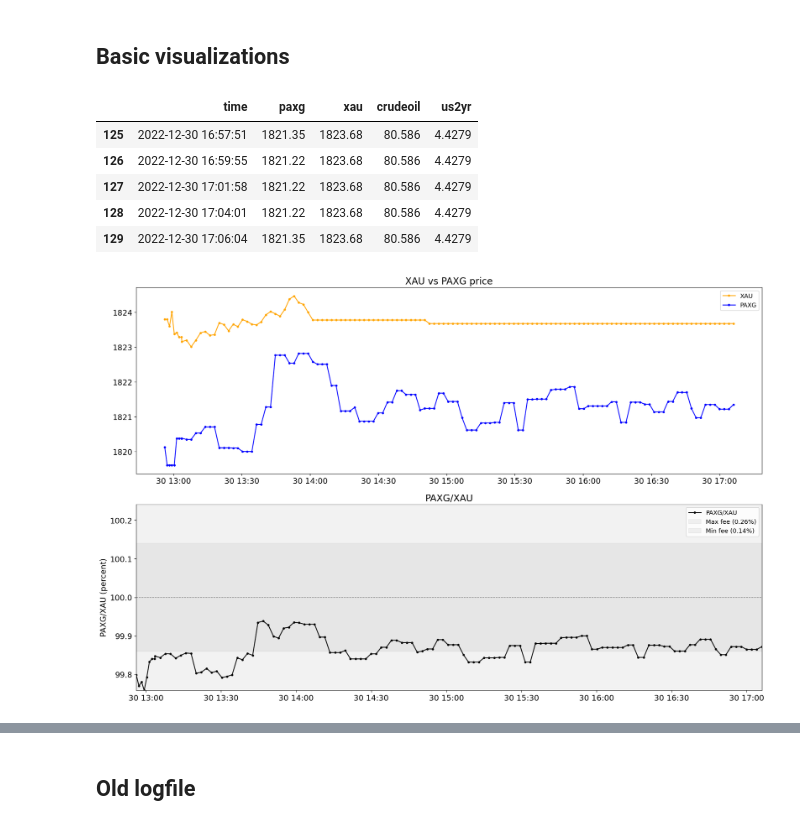
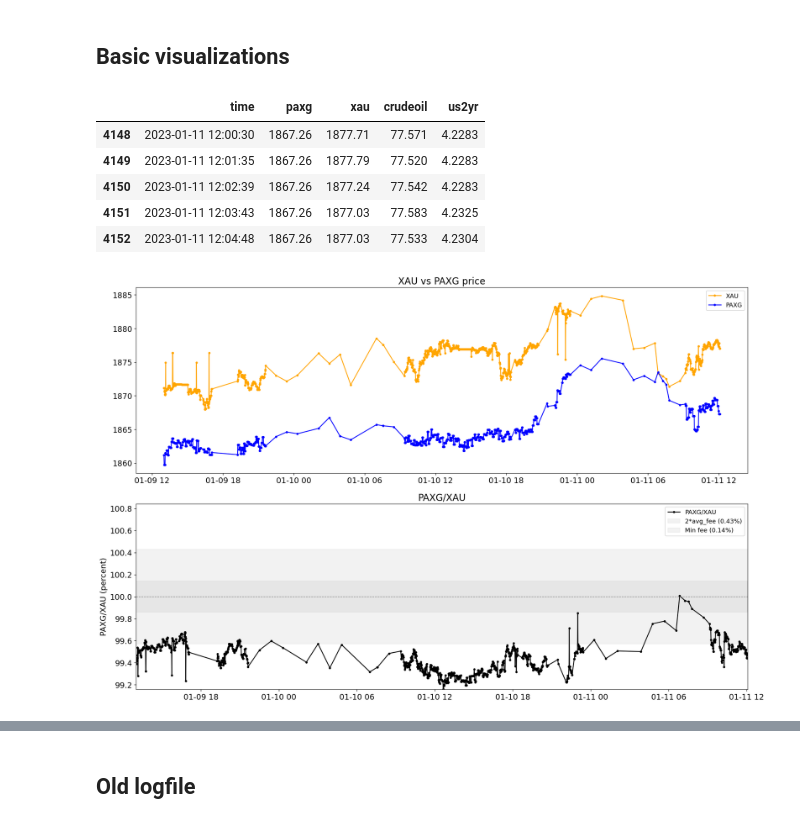
Before and after one commit to greydanus/prices, a Jupyter notebook: paxg.ipynb, the cells around one changed output, grey strips where cells are left out. Drawn from its saved outputs; the diff is of its cells as text; code cells hidden in the pictures.

```diff
--- a/paxg.ipynb
+++ b/paxg.ipynb
@@ -50,42 +50,43 @@ jobs.status() # jobs[0]
 ## Basic visualizations
 # %%
 import pandas as pd
-df = pd.read_csv(args.logfile)
-df['time'] = pd.to_datetime(df['time'], errors='coerce')
-df = df[3:]
+full_df = pd.read_csv(args.logfile)
+full_df['time'] = pd.to_datetime(full_df['time'], errors='coerce')
+
+df = full_df[full_df.time > datetime.datetime(year=2023, month=1, day=9, hour=0)]
 df[-5:]
 # %% [output]
 |  | time | paxg | xau | crudeoil | us2yr |
-| 125 | 2022-12-30 16:57:51 | 1821.35 | 1823.68 | 80.586 | 4.4279 |
-| 126 | 2022-12-30 16:59:55 | 1821.22 | 1823.68 | 80.586 | 4.4279 |
-| 127 | 2022-12-30 17:01:58 | 1821.22 | 1823.68 | 80.586 | 4.4279 |
-| 128 | 2022-12-30 17:04:01 | 1821.22 | 1823.68 | 80.586 | 4.4279 |
-| 129 | 2022-12-30 17:06:04 | 1821.35 | 1823.68 | 80.586 | 4.4279 |
+| 4148 | 2023-01-11 12:00:30 | 1867.26 | 1877.71 | 77.571 | 4.2283 |
+| 4149 | 2023-01-11 12:01:35 | 1867.26 | 1877.79 | 77.520 | 4.2283 |
+| 4150 | 2023-01-11 12:02:39 | 1867.26 | 1877.24 | 77.542 | 4.2283 |
+| 4151 | 2023-01-11 12:03:43 | 1867.26 | 1877.03 | 77.583 | 4.2325 |
+| 4152 | 2023-01-11 12:04:48 | 1867.26 | 1877.03 | 77.533 | 4.2304 |
 # %%
 plt.figure(figsize=[17,11], dpi=120)
 
 plt.subplot(2,1,1)
 plt.title('XAU vs PAXG price')
 # plt.plot(df.time, df.us2yr*df.xau.iloc[0]/df.us2yr.iloc[0], '.-', color='gray', label='US2YR (scaled)')
 # plt.plot(df.time, df.crudeoil*df.xau.iloc[0]/df.crudeoil.iloc[0], '.-', color='black', label='Crude oil?')
 plt.plot(df.time, df.xau, '.-', color='orange', label='XAU')
 plt.plot(df.time, df.paxg, '.-', color='blue', label='PAXG')
 plt.legend(fontsize=11)
 
 plt.subplot(2,1,2)
 plt.title('PAXG/XAU')
 ratio = 100*df.paxg/df.xau
 plt.plot(df['time'], ratio, '.-', color='black', label='PAXG/XAU')
-plt.fill_between([df.time.iloc[0], df.time.iloc[-1]], [100-0.26]*2, [100+0.26]*2,
-                 color='gray', alpha=.1, label='Max fee (0.26%)')
+plt.fill_between([df.time.iloc[0], df.time.iloc[-1]], [100-0.43]*2, [100+0.43]*2,
+                 color='gray', alpha=.1, label='2*avg_fee (0.43%)')
 plt.fill_between([df.time.iloc[0], df.time.iloc[-1]], [100-0.14]*2, [100+0.14]*2,
                  color='gray', alpha=.1, label='Min fee (0.14%)')
 plt.plot([df.time.iloc[0], df.time.iloc[-1]], [100]*2, '--', color='gray', lw=0.9)
 plt.xlim([df.time.iloc[0], df.time.iloc[-1]])
 maxdev = np.abs(100 - ratio).max()
 plt.ylim(100-maxdev, 100+maxdev)
 plt.ylabel('PAXG/XAU (percent)') ; plt.legend(fontsize=11)
 
 plt.tight_layout() ; plt.show()
 # %% [output]
-[figure, old version]
+[figure, new version]
```
Also changed, not shown: parts of 2 cells of this notebook.
